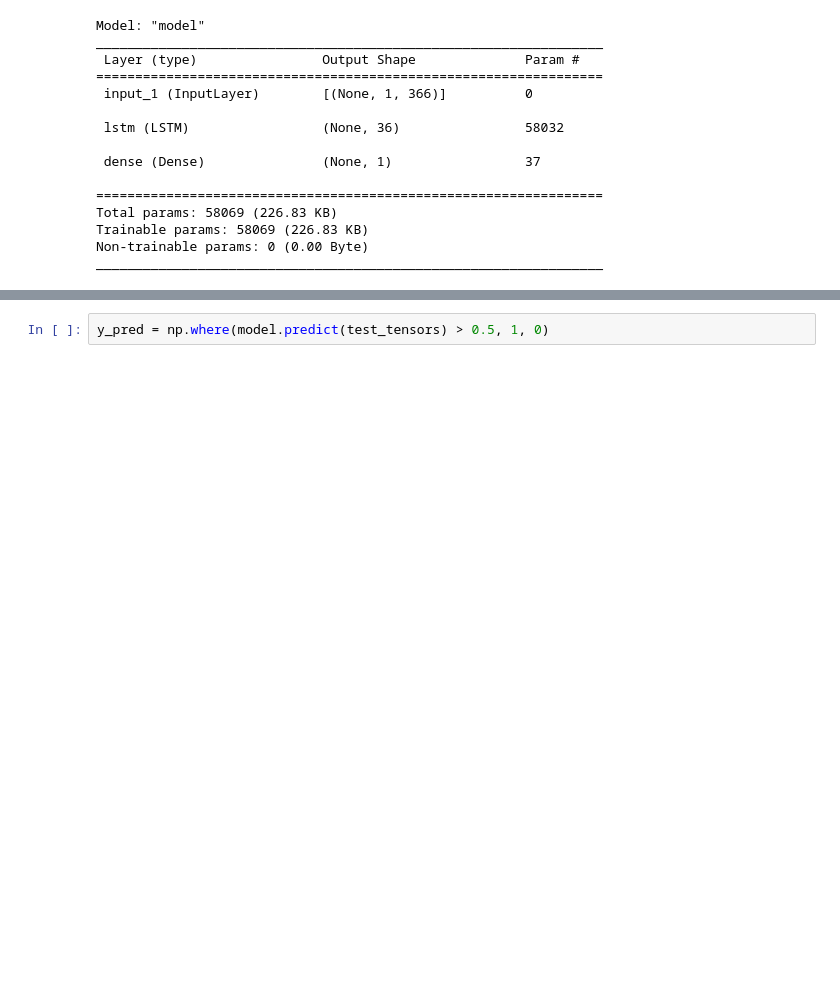
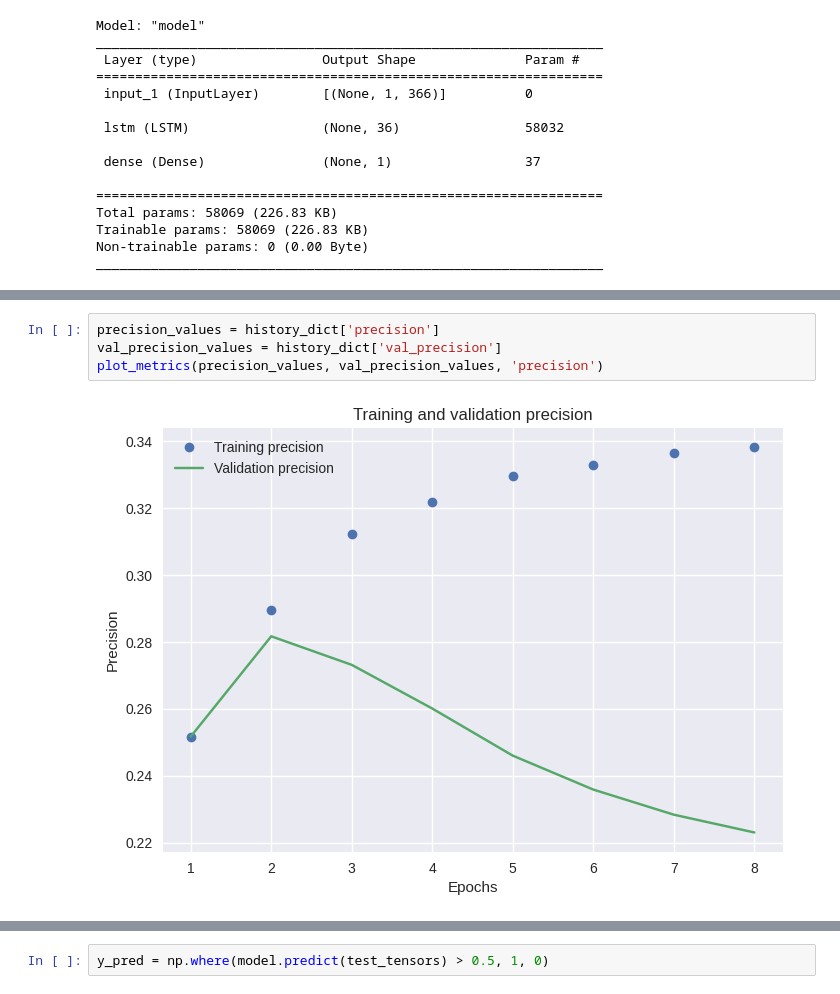
Before and after one commit to will-j-c/cqf_final_project_DL, a Jupyter notebook: test.ipynb, the cells around one changed output, grey strips where cells are left out. Cells and saved outputs as stored; diff of their text form; blank space fills up the shorter version.

```diff
--- a/test.ipynb
+++ b/test.ipynb
@@ -122,0 +118,6 @@ plt.show()
+# %%
+precision_values = history_dict['precision']
+val_precision_values = history_dict['val_precision']
+plot_metrics(precision_values, val_precision_values, 'precision')
+# %% [output]
+[figure, added]
```
Also changed, not shown: parts of 11 cells of this notebook, 7 other files.
